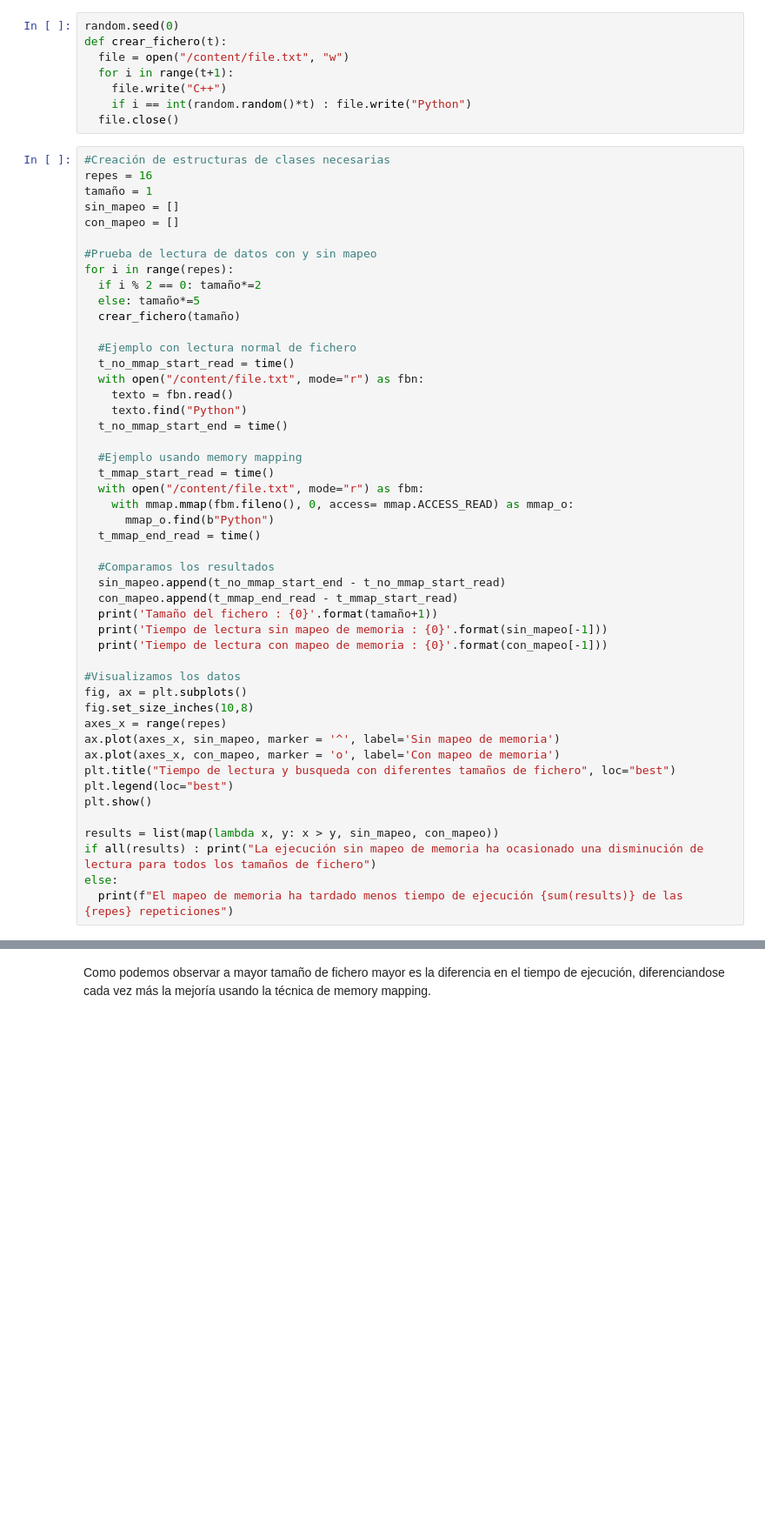
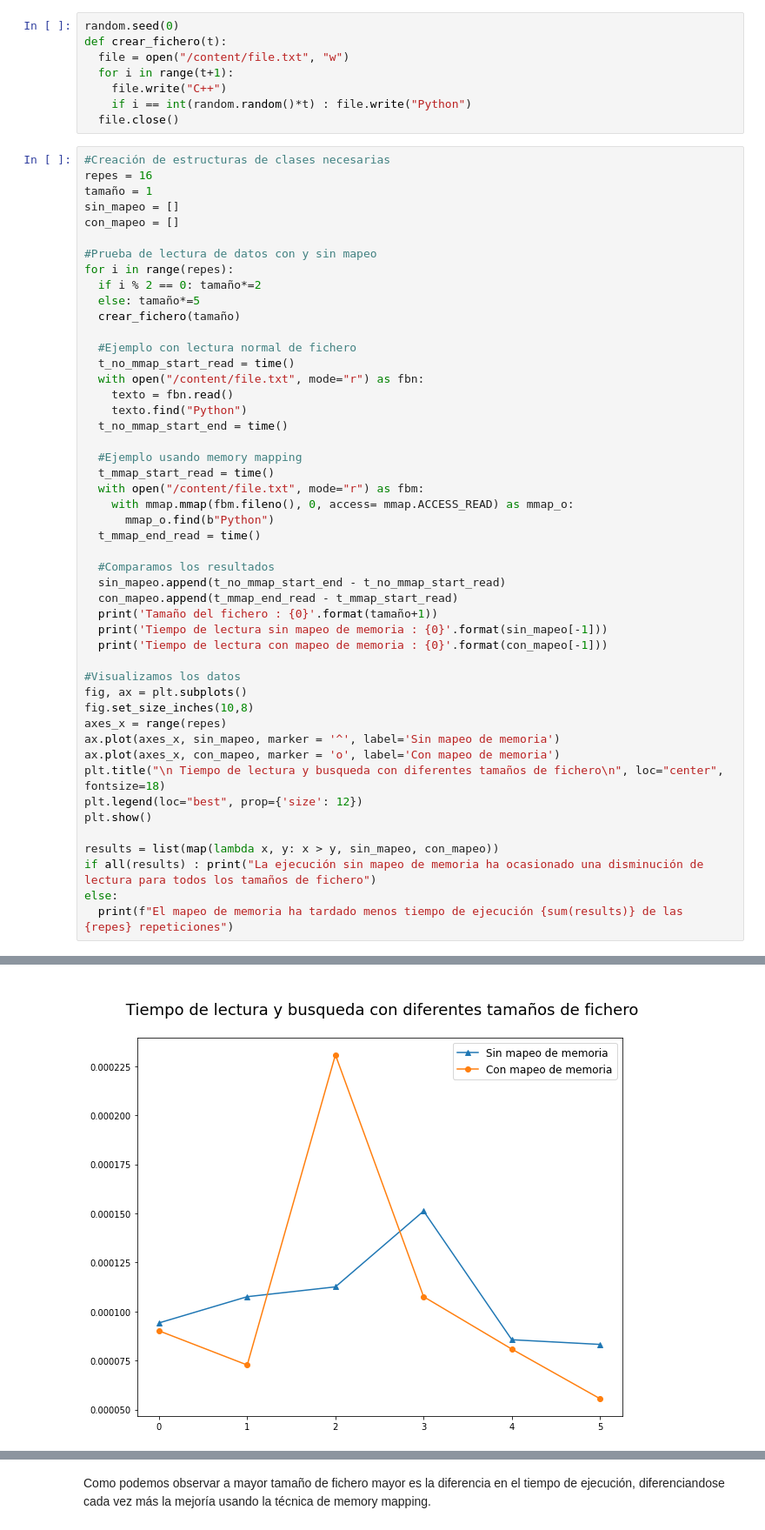
Before and after one commit to mariachurches/PythonIA, a Jupyter notebook: WhitePapers/01MIAR_ACT_WhitePapers.ipynb, the cells around one changed output, grey strips where cells are left out. Shown at 87% size. Cells and saved outputs as stored; diff of their text form; blank space fills up the shorter version.

```diff
--- a/WhitePapers/01MIAR_ACT_WhitePapers.ipynb
+++ b/WhitePapers/01MIAR_ACT_WhitePapers.ipynb
@@ -216,8 +216,8 @@ fig.set_size_inches(10,8)
 axes_x = range(repes)
 ax.plot(axes_x, sin_mapeo, marker = '^', label='Sin mapeo de memoria')
 ax.plot(axes_x, con_mapeo, marker = 'o', label='Con mapeo de memoria')
-plt.title("Tiempo de lectura y busqueda con diferentes tamaños de fichero", loc="best")
-plt.legend(loc="best")
+plt.title("\n Tiempo de lectura y busqueda con diferentes tamaños de fichero\n", loc="center", fontsize=18)
+plt.legend(loc="best", prop={'size': 12})
 plt.show()
 
 results = list(map(lambda x, y: x > y, sin_mapeo, con_mapeo))
@@ -244,0 +246 @@ Tiempo de lectura con mapeo de memoria : 0.05346345901489258
+[figure, added]
```
Also changed, not shown: parts of 1 cell of this notebook.
